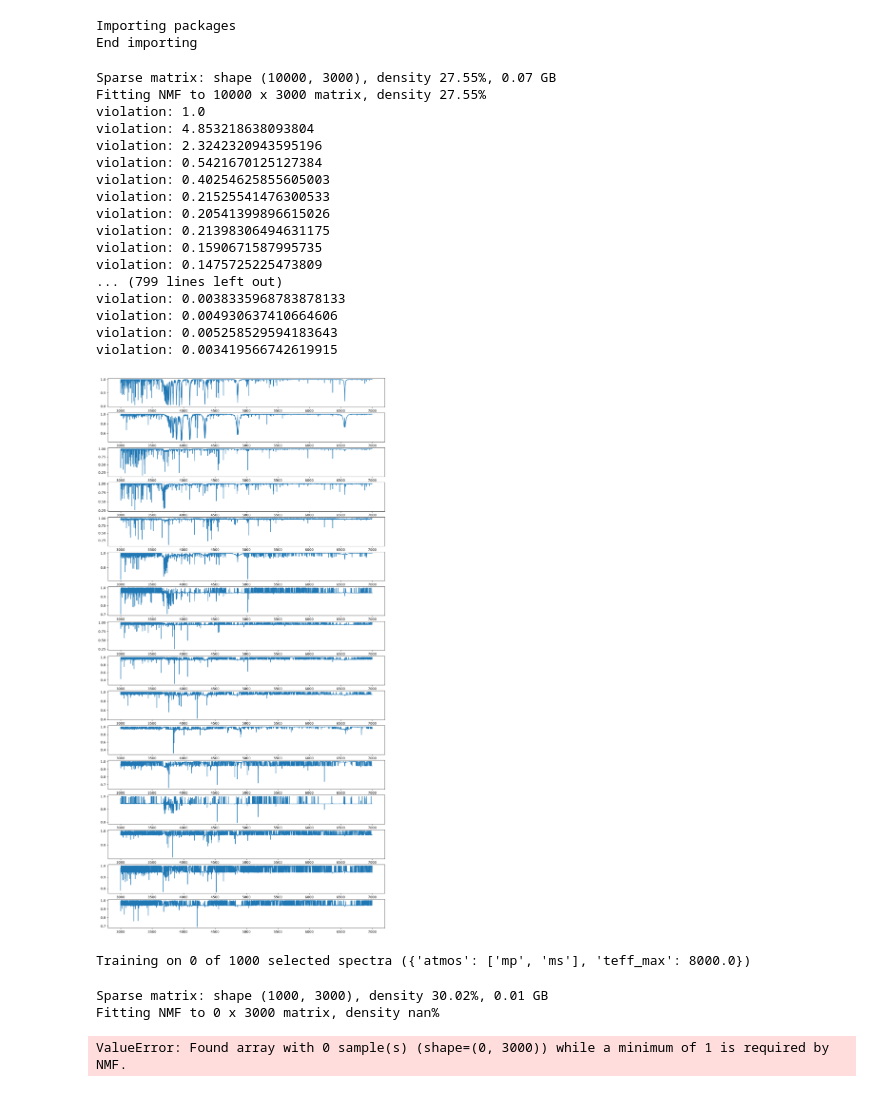
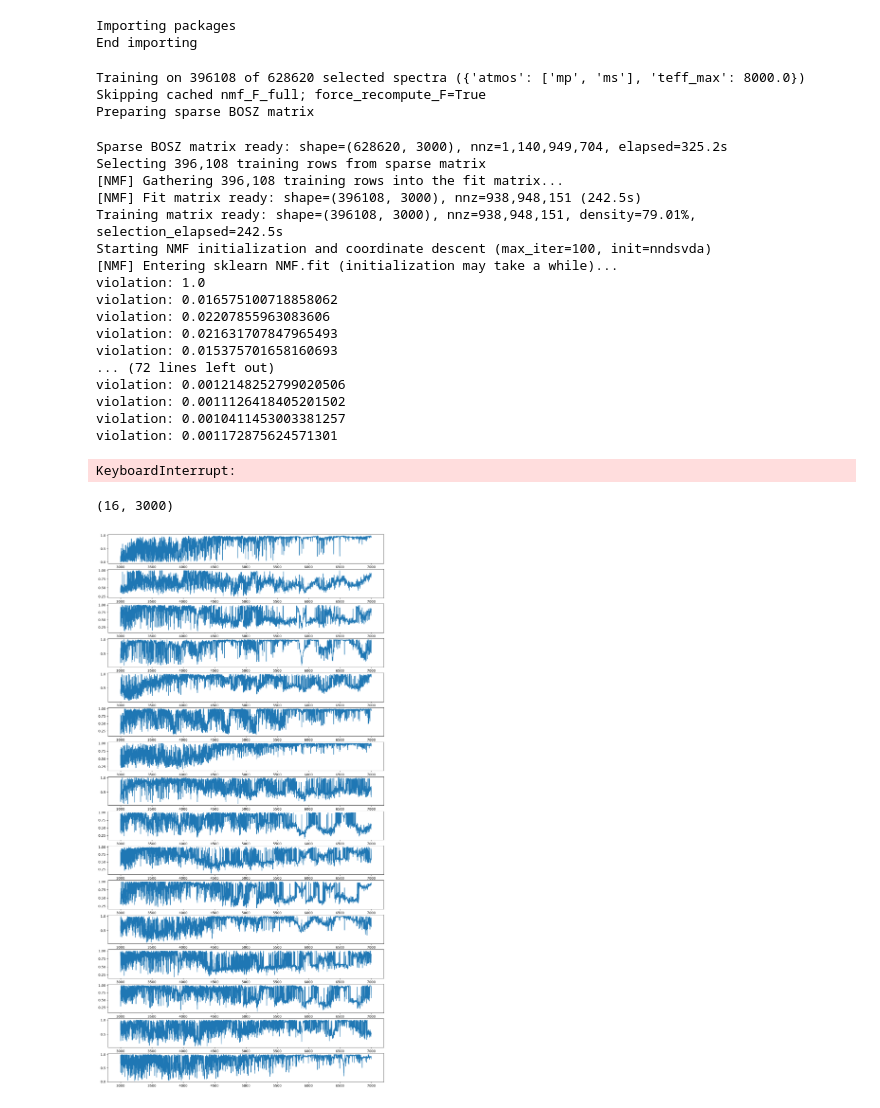
Before and after one commit to mward19/stellar-continuum-normalization, a Jupyter notebook: test_nmfs.ipynb, the cells around one changed output. Drawn from its saved outputs; the diff is of its cells as text; code cells hidden in the pictures.

Commit message:
Big nmf job appears to be working, still need to visually check

```diff
--- a/test_nmfs.ipynb
+++ b/test_nmfs.ipynb
@@ -23,7 +23,7 @@ bosz = BOSZSpectra(
     wave_min=3000,
     wave_max=7000,
     cache_dir=bosz_root / Path("processed-harps"),
-    debug_max_F_spectra=10000,
+    # debug_max_F_spectra=10000,
     spectra_per_file=1000,
 )
 telluric = TelluricSpectra(
@@ -38,56 +38,54 @@ telluric = TelluricSpectra(
 )
 # %%
 wave = bosz.wave_out
-# Finds nmf_F_3b9d9a3bfc.npy and nmf_G_a406df2c65.npy in the caches above instead of recomputing;
-# F_kwargs are the get_F settings that file was made with (they are part of its name)
+# Use the short full-NMF run already cached for the MARCS-only, Teff <= 8000 K selection.
 cn = ContinuumNormalizer(
     bosz,
     telluric,
     flux_errors=1e-8 * np.ones(3000),
     order_wavelengths=wave,
-    F_kwargs=dict(batch=False, n_epochs=4, batch_size=1024),
+    F_kwargs=dict(max_iter=100, tol=1e-4),
+    F_filter=dict(atmos=("mp", "ms"), teff_max=8000),
+    force_recompute_F=True,
 )
 # %% [output]
-Sparse matrix: shape (10000, 3000), density 27.55%, 0.07 GB
-Fitting NMF to 10000 x 3000 matrix, density 27.55%
-violation: 1.0
-violation: 4.853218638093804
-violation: 2.3242320943595196
-violation: 0.5421670125127384
-violation: 0.40254625855605003
-violation: 0.21525541476300533
-violation: 0.20541399896615026
-violation: 0.21398306494631175
-violation: 0.1590671587995735
-violation: 0.1475725225473809
-... (799 lines left out)
-violation: 0.0038335968783878133
-violation: 0.004930637410664606
-violation: 0.005258529594183643
-violation: 0.003419566742619915
+Training on 396108 of 628620 selected spectra ({'atmos': ['mp', 'ms'], 'teff_max': 8000.0})
+Skipping cached nmf_F_full; force_recompute_F=True
+Preparing sparse BOSZ matrix
+Sparse BOSZ matrix ready: shape=(628620, 3000), nnz=1,140,949,704, elapsed=325.2s
+Selecting 396,108 training rows from sparse matrix
+[NMF] Gathering 396,108 training rows into the fit matrix...
+[NMF] Fit matrix ready: shape=(396108, 3000), nnz=938,948,151 (242.5s)
+Training matrix ready: shape=(396108, 3000), nnz=938,948,151, density=79.01%, selection_elapsed=242.5s
+Starting NMF initialization and coordinate descent (max_iter=100, init=nndsvda)
+[NMF] Entering sklearn NMF.fit (initialization may take a while)...
+violation: 1.0
+violation: 0.016575100718858062
+violation: 0.02207855963083606
+violation: 0.021631707847965493
+violation: 0.015375701658160693
+... (72 lines left out)
+violation: 0.0012148252799020506
+violation: 0.0011126418405201502
+violation: 0.0010411453003381257
+violation: 0.001172875624571301
+KeyboardInterrupt:
 # %%
-F_minibatch = cn.F.copy() # the cached MiniBatchNMF result, kept for comparison
+F = np.load("/home/mward19/nobackup/autodelete/bosz-spectra/processed-harps/nmf_F_last_epoch_f7092c703d.npy")
+# %%
+F.shape
+# %% [output]
+(16, 3000)
 # %%
 _n_vecs = 16
 _fig, _axes = plt.subplots(_n_vecs, figsize=(15, 30))
 
 for _i, _ax in enumerate(_axes):
-    _ax.plot(wave, np.exp(-F_minibatch[_i]))
+    _ax.plot(wave, np.exp(-F[_i]))
 
 plt.show()
 # %% [output]
-[figure, old version]
+[figure, new version]
-# %%
-# MARCS atmospheres only, Teff <= 8000 K, as in the paper; then one ordinary NMF by coordinate
-# descent. The paper runs 10_000 steps (~30 min); this is a short run to check the vectors.
-cn.filter_spectra()
-cn.fit_full(max_iter=100)
-F_full = cn.F.copy()
-# %% [output]
-Training on 0 of 1000 selected spectra ({'atmos': ['mp', 'ms'], 'teff_max': 8000.0})
-Sparse matrix: shape (1000, 3000), density 30.02%, 0.01 GB
-Fitting NMF to 0 x 3000 matrix, density nan%
-ValueError: Found array with 0 sample(s) (shape=(0, 3000)) while a minimum of 1 is required by NMF.
 # %%
 # Like Figure 1 of Casey et al. (2026): basis vectors exp(-F) with offsets, 3800-4200 A
 _window = (wave >= 3800) & (wave <= 4200)
```
Also changed, not shown: parts of 1 cell of this notebook, 3 other files.
